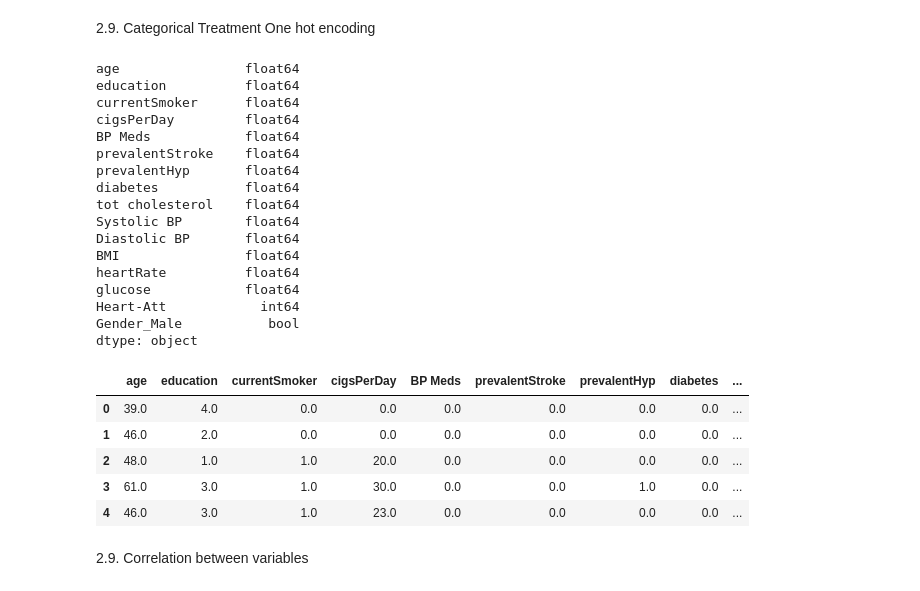
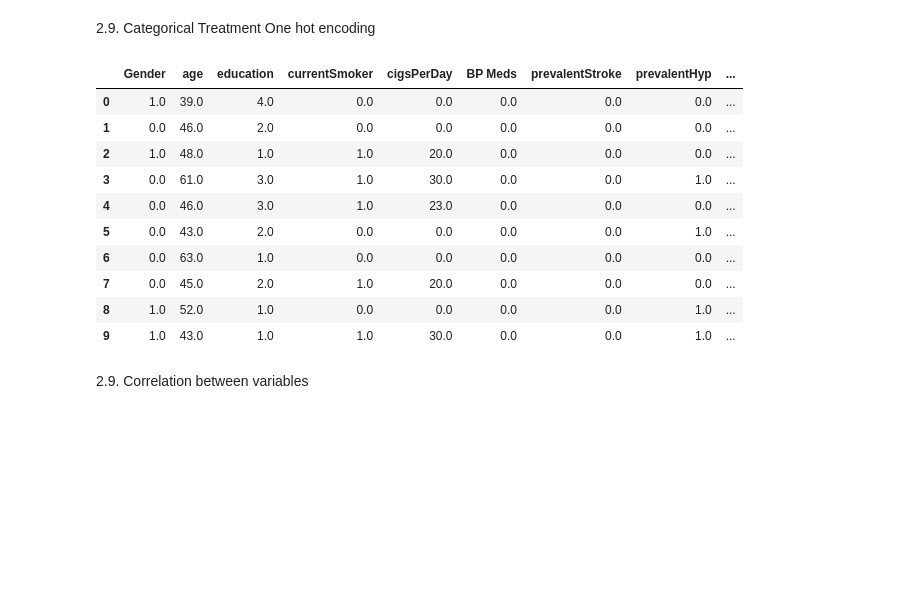
Before and after one commit to gourabb8273/Data-Science-With-Python, a Jupyter notebook: NaïveBayes/heart_risk_predictor_naïve_bayes_model.ipynb, the cells around one changed output. Saved outputs shown, nothing was run; the diff lists cells and outputs as text; code cells hidden in the pictures; blank space fills up the shorter version.

```diff
--- a/NaïveBayes/heart_risk_predictor_naïve_bayes_model.ipynb
+++ b/NaïveBayes/heart_risk_predictor_naïve_bayes_model.ipynb
@@ -131,34 +132,25 @@ dtype: int64
 # %% [markdown]
 2.9. Categorical Treatment One hot encoding
 # %%
-data_encoded = pd.get_dummies(data, columns=['Gender'], drop_first=True)
-print(data_encoded.dtypes)
-data= data_encoded
-data.head(5)
+# data_encoded = pd.get_dummies(data, columns=['Gender'], drop_first=True)
+# print(data_encoded.dtypes)
+# data= data_encoded
+# data.head(5)
+
+data['Gender'].replace({"Male":1, "Female":0}, inplace=True)
+data.head(10)
 # %% [output]
-age                float64
-education          float64
-currentSmoker      float64
-cigsPerDay         float64
-BP Meds            float64
-prevalentStroke    float64
-prevalentHyp       float64
-diabetes           float64
-tot cholesterol    float64
-Systolic BP        float64
-Diastolic BP       float64
-BMI                float64
-heartRate          float64
-glucose            float64
-Heart-Att            int64
-Gender_Male           bool
-dtype: object
-|  | age | education | currentSmoker | cigsPerDay | BP Meds | prevalentStroke | prevalentHyp | diabetes | ... |
-| 0 | 39.0 | 4.0 | 0.0 | 0.0 | 0.0 | 0.0 | 0.0 | 0.0 | ... |
-| 1 | 46.0 | 2.0 | 0.0 | 0.0 | 0.0 | 0.0 | 0.0 | 0.0 | ... |
-| 2 | 48.0 | 1.0 | 1.0 | 20.0 | 0.0 | 0.0 | 0.0 | 0.0 | ... |
-| 3 | 61.0 | 3.0 | 1.0 | 30.0 | 0.0 | 0.0 | 1.0 | 0.0 | ... |
-| 4 | 46.0 | 3.0 | 1.0 | 23.0 | 0.0 | 0.0 | 0.0 | 0.0 | ... |
+|  | Gender | age | education | currentSmoker | cigsPerDay | BP Meds | prevalentStroke | prevalentHyp | ... |
+| 0 | 1.0 | 39.0 | 4.0 | 0.0 | 0.0 | 0.0 | 0.0 | 0.0 | ... |
+| 1 | 0.0 | 46.0 | 2.0 | 0.0 | 0.0 | 0.0 | 0.0 | 0.0 | ... |
+| 2 | 1.0 | 48.0 | 1.0 | 1.0 | 20.0 | 0.0 | 0.0 | 0.0 | ... |
+| 3 | 0.0 | 61.0 | 3.0 | 1.0 | 30.0 | 0.0 | 0.0 | 1.0 | ... |
+| 4 | 0.0 | 46.0 | 3.0 | 1.0 | 23.0 | 0.0 | 0.0 | 0.0 | ... |
+| 5 | 0.0 | 43.0 | 2.0 | 0.0 | 0.0 | 0.0 | 0.0 | 1.0 | ... |
+| 6 | 0.0 | 63.0 | 1.0 | 0.0 | 0.0 | 0.0 | 0.0 | 0.0 | ... |
+| 7 | 0.0 | 45.0 | 2.0 | 1.0 | 20.0 | 0.0 | 0.0 | 0.0 | ... |
+| 8 | 1.0 | 52.0 | 1.0 | 0.0 | 0.0 | 0.0 | 0.0 | 1.0 | ... |
+| 9 | 1.0 | 43.0 | 1.0 | 1.0 | 30.0 | 0.0 | 0.0 | 1.0 | ... |
 # %% [markdown]
 2.9. Correlation between variables
 # %%
```
Also changed, not shown: parts of 16 cells of this notebook, 6 other files.
